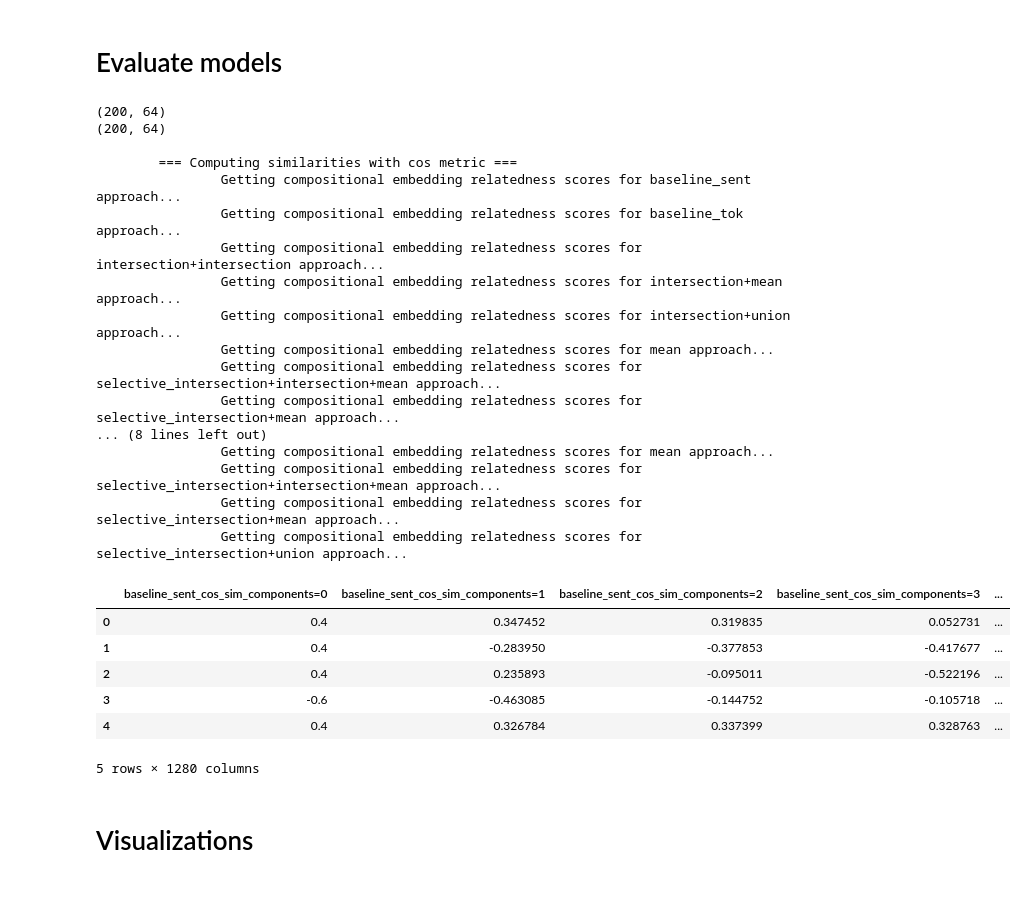
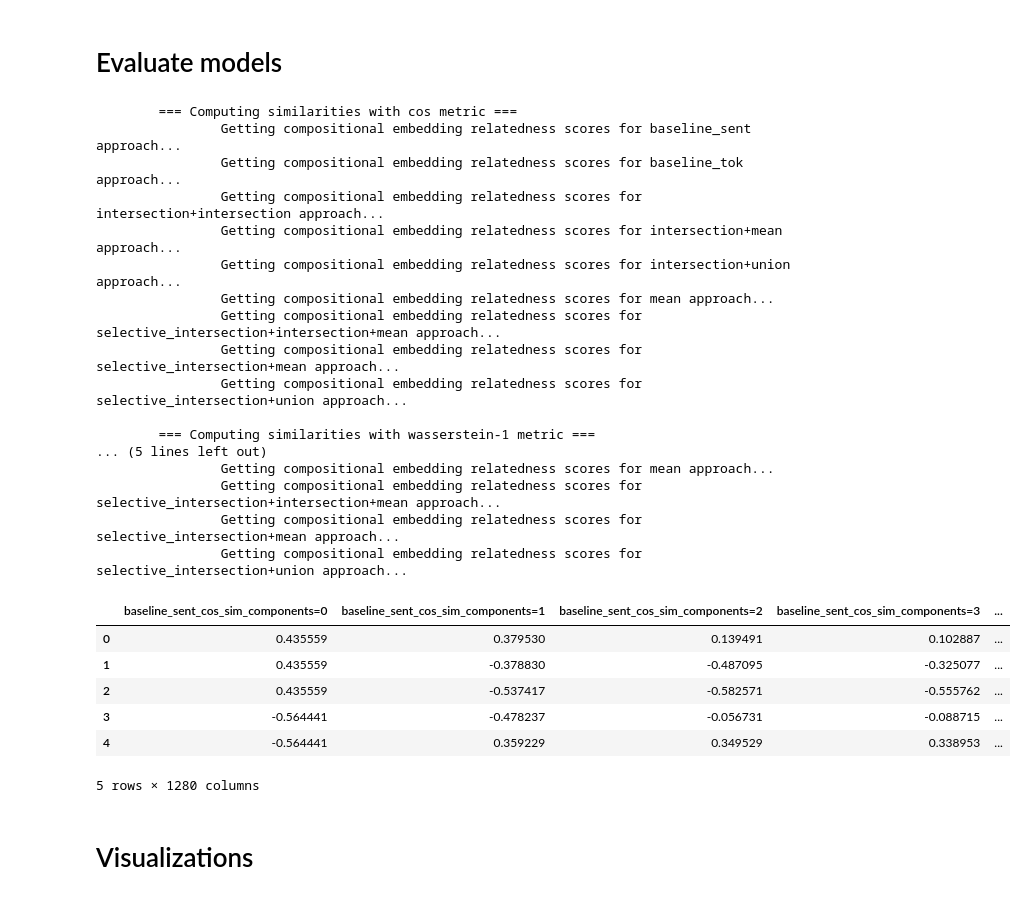
Before and after one commit to IsaacFigNewton/DisCoFuzz, a Jupyter notebook: DisCoFuzz_WiC_Eval.ipynb, the cells around one changed output. Saved outputs shown, nothing was run; the diff lists cells and outputs as text; code cells hidden in the pictures.

```diff
--- a/DisCoFuzz_WiC_Eval.ipynb
+++ b/DisCoFuzz_WiC_Eval.ipynb
@@ -30,7 +30,8 @@ sim_metrics_enum = [SIMILARITY_METRICS.COS, SIMILARITY_METRICS.W1]#, SIMILARITY_
 n_components = 64
 fuzzification_kernel_size = 16
 enrich_lemmas_with_wn = False
-full_eval = False
+full_eval = True
+cum = True
 
 # load config vars or defaults
 X_train, y_train, X_test, y_test = WiCDatasetHandler.load_dataset(".")
@@ -97,32 +98,32 @@ X_test = model.predict_batch(X_test, STRATEGIES)
 # Evaluate models
 # %%
 eval_harness.fit(X_test)
-sims_df = eval_harness.get_similarities(X_test)
+sims_df = eval_harness.get_similarities(X_test, cum)
 sims_df.head()
 # %% [output]
-(200, 64)
-(200, 64)
-
         === Computing similarities with cos metric ===
                 Getting compositional embedding relatedness scores for baseline_sent approach...
                 Getting compositional embedding relatedness scores for baseline_tok approach...
                 Getting compositional embedding relatedness scores for intersection+intersection approach...
                 Getting compositional embedding relatedness scores for intersection+mean approach...
                 Getting compositional embedding relatedness scores for intersection+union approach...
                 Getting compositional embedding relatedness scores for mean approach...
                 Getting compositional embedding relatedness scores for selective_intersection+intersection+mean approach...
                 Getting compositional embedding relatedness scores for selective_intersection+mean approach...
-... (8 lines left out)
+                Getting compositional embedding relatedness scores for selective_intersection+union approach...
+
+        === Computing similarities with wasserstein-1 metric ===
+... (5 lines left out)
                 Getting compositional embedding relatedness scores for mean approach...
                 Getting compositional embedding relatedness scores for selective_intersection+intersection+mean approach...
                 Getting compositional embedding relatedness scores for selective_intersection+mean approach...
                 Getting compositional embedding relatedness scores for selective_intersection+union approach...
 |  | baseline_sent_cos_sim_components=0 | baseline_sent_cos_sim_components=1 | baseline_sent_cos_sim_components=2 | baseline_sent_cos_sim_components=3 | ... |
-| 0 | 0.4 | 0.347452 | 0.319835 | 0.052731 | ... |
-| 1 | 0.4 | -0.283950 | -0.377853 | -0.417677 | ... |
-| 2 | 0.4 | 0.235893 | -0.095011 | -0.522196 | ... |
-| 3 | -0.6 | -0.463085 | -0.144752 | -0.105718 | ... |
-| 4 | 0.4 | 0.326784 | 0.337399 | 0.328763 | ... |
+| 0 | 0.435559 | 0.379530 | 0.139491 | 0.102887 | ... |
+| 1 | 0.435559 | -0.378830 | -0.487095 | -0.325077 | ... |
+| 2 | 0.435559 | -0.537417 | -0.582571 | -0.555762 | ... |
+| 3 | -0.564441 | -0.478237 | -0.056731 | -0.088715 | ... |
+| 4 | -0.564441 | 0.359229 | 0.349529 | 0.338953 | ... |
 5 rows × 1280 columns
 # %%
 sim_eval_df = eval_harness.classify_similarities(sims_df)
```
Also changed, not shown: parts of 9 cells of this notebook, 11 other files.
